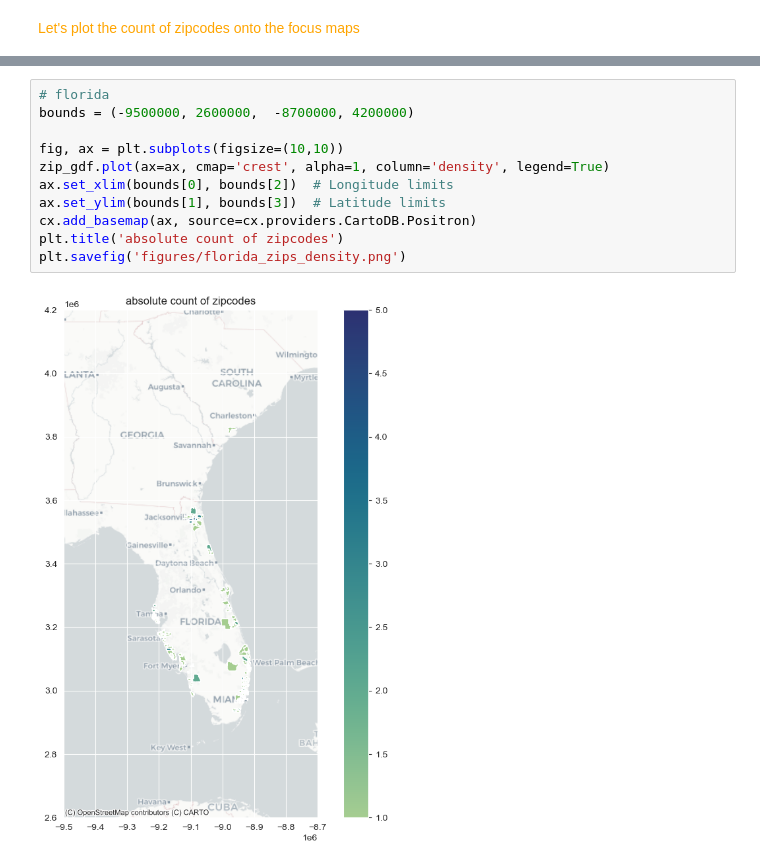
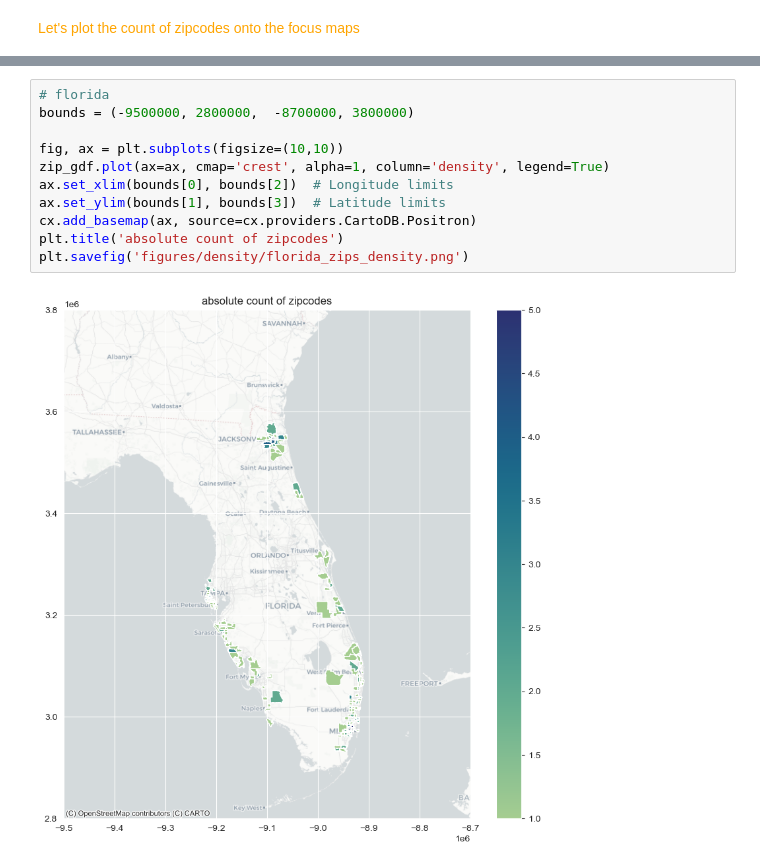
Before and after one commit to phillippmueller/flood_adaptation_behavior, a Jupyter notebook: EDA.ipynb, the cells around one changed output, grey strips where cells are left out. Cells and saved outputs as stored; diff of their text form.

Commit message:
new figures

```diff
--- a/EDA.ipynb
+++ b/EDA.ipynb
@@ -532,17 +532,17 @@ plt.savefig('figures/newjersey_zips_density.png')
 [figure]
 # %%
 # florida
-bounds = (-9500000, 2600000,  -8700000, 4200000)
+bounds = (-9500000, 2800000,  -8700000, 3800000)
 
 fig, ax = plt.subplots(figsize=(10,10))
 zip_gdf.plot(ax=ax, cmap='crest', alpha=1, column='density', legend=True)
 ax.set_xlim(bounds[0], bounds[2])  # Longitude limits
 ax.set_ylim(bounds[1], bounds[3])  # Latitude limits
 cx.add_basemap(ax, source=cx.providers.CartoDB.Positron)
 plt.title('absolute count of zipcodes')
-plt.savefig('figures/florida_zips_density.png')
+plt.savefig('figures/density/florida_zips_density.png')
 # %% [output]
-[figure, old version]
+[figure, new version]
 # %%
 # seattle
 bounds = (-14000000, 5300000, -13000000, 6500000)
```
Also changed, not shown: parts of 7 cells of this notebook, 8 other files.
